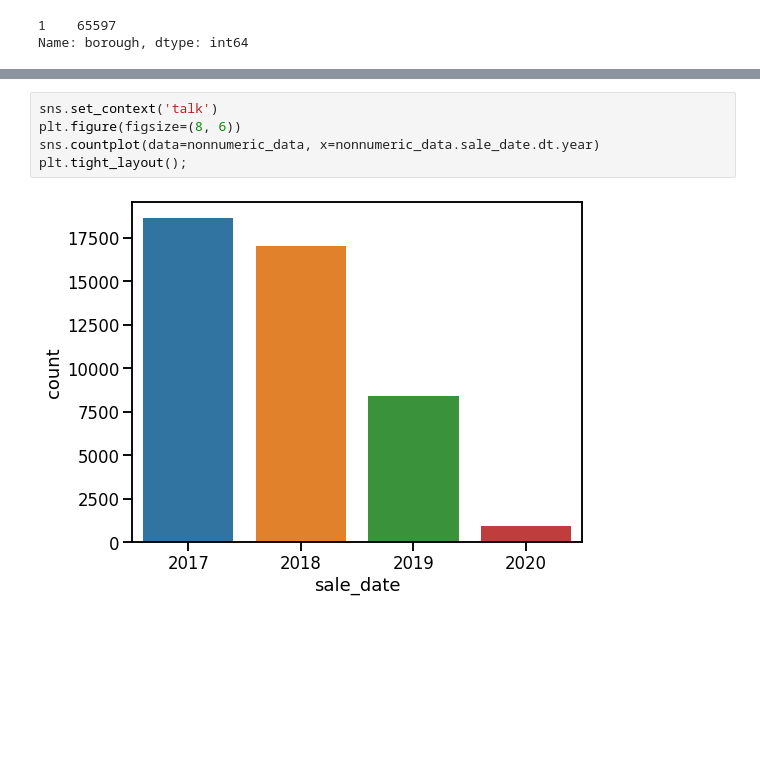
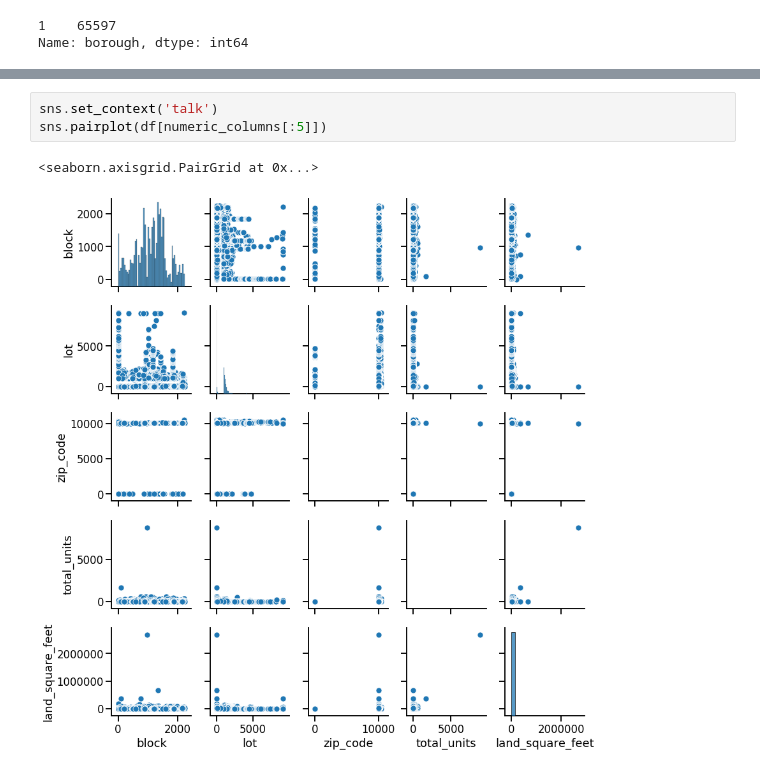
Before and after one commit to Promeos/nyc-real-estate-sales, a Jupyter notebook: notebooks/acquire.ipynb, the cells around one changed output, grey strips where cells are left out. Saved outputs shown, nothing was run; the diff lists cells and outputs as text; blank space fills up the shorter version.

```diff
--- a/notebooks/acquire.ipynb
+++ b/notebooks/acquire.ipynb
@@ -150,7 +117,6 @@ nonnumeric_data.building_class_at_time_of_sale.value_counts().nlargest(20).plot.
-# %%
-sns.set_context('talk')
-plt.figure(figsize=(8, 6))
-sns.countplot(data=nonnumeric_data, x=nonnumeric_data.sale_date.dt.year)
-plt.tight_layout();
-# %% [output]
-[figure, removed]
+# %%
+sns.set_context('talk')
+sns.pairplot(df[numeric_columns[:5]])
+# %% [output]
+<seaborn.axisgrid.PairGrid at 0x...>
+[figure, added]
```
Also changed, not shown: parts of 13 cells of this notebook, 4 other files.
